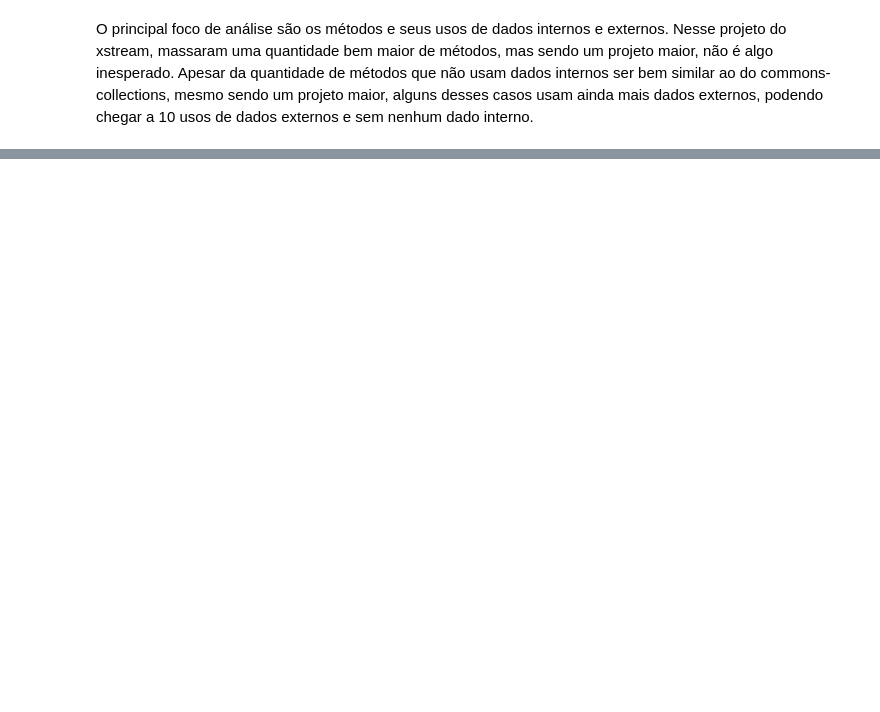
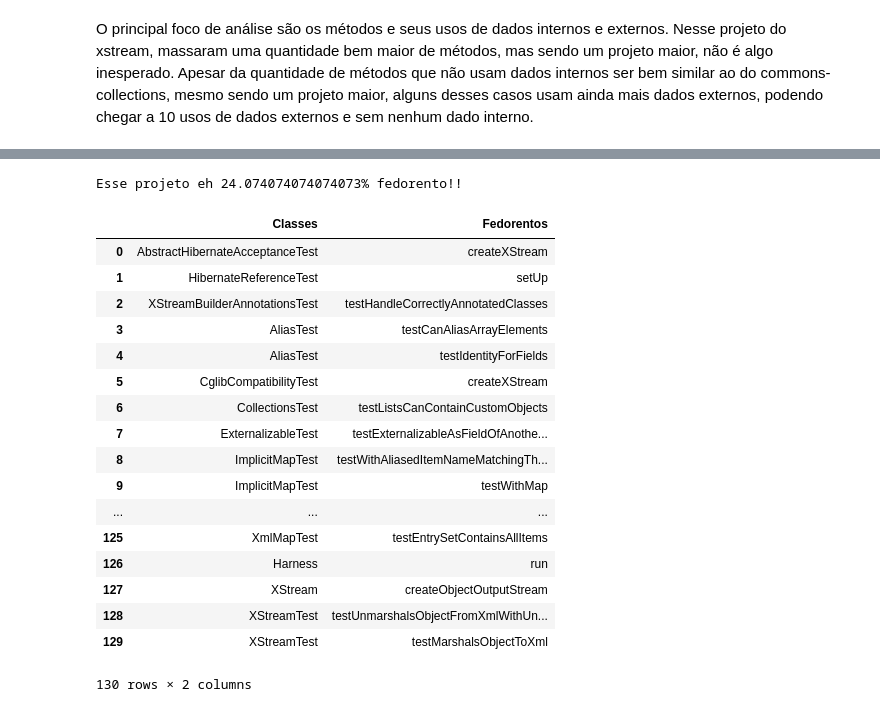
Before and after one commit to brunolmourao/mes-code-smells, a Jupyter notebook: IntimacyEnvy/Jupyter/CodeSmellsIntimacy&Envy.ipynb, the cells around one changed output, grey strips where cells are left out. Saved outputs shown, nothing was run; the diff lists cells and outputs as text; code cells hidden in the pictures; blank space fills up the shorter version.

```diff
--- a/IntimacyEnvy/Jupyter/CodeSmellsIntimacy&Envy.ipynb
+++ b/IntimacyEnvy/Jupyter/CodeSmellsIntimacy&Envy.ipynb
@@ -389,0 +505,22 @@ Apesar da quantidade de métodos que não usam dados internos ser bem similar ao
+# %%
+finalFE(xstreamFE)
+# %% [output]
+Esse projeto eh 24.074074074074073% fedorento!!
+|  | Classes | Fedorentos |
+| 0 | AbstractHibernateAcceptanceTest | createXStream |
+| 1 | HibernateReferenceTest | setUp |
+| 2 | XStreamBuilderAnnotationsTest | testHandleCorrectlyAnnotatedClasses |
+| 3 | AliasTest | testCanAliasArrayElements |
+| 4 | AliasTest | testIdentityForFields |
+| 5 | CglibCompatibilityTest | createXStream |
+| 6 | CollectionsTest | testListsCanContainCustomObjects |
+| 7 | ExternalizableTest | testExternalizableAsFieldOfAnothe... |
+| 8 | ImplicitMapTest | testWithAliasedItemNameMatchingTh... |
+| 9 | ImplicitMapTest | testWithMap |
+| ... | ... | ... |
+| 125 | XmlMapTest | testEntrySetContainsAllItems |
+| 126 | Harness | run |
+| 127 | XStream | createObjectOutputStream |
+| 128 | XStreamTest | testUnmarshalsObjectFromXmlWithUn... |
+| 129 | XStreamTest | testMarshalsObjectToXml |
+130 rows × 2 columns
```
Also changed, not shown: parts of 9 cells of this notebook.
